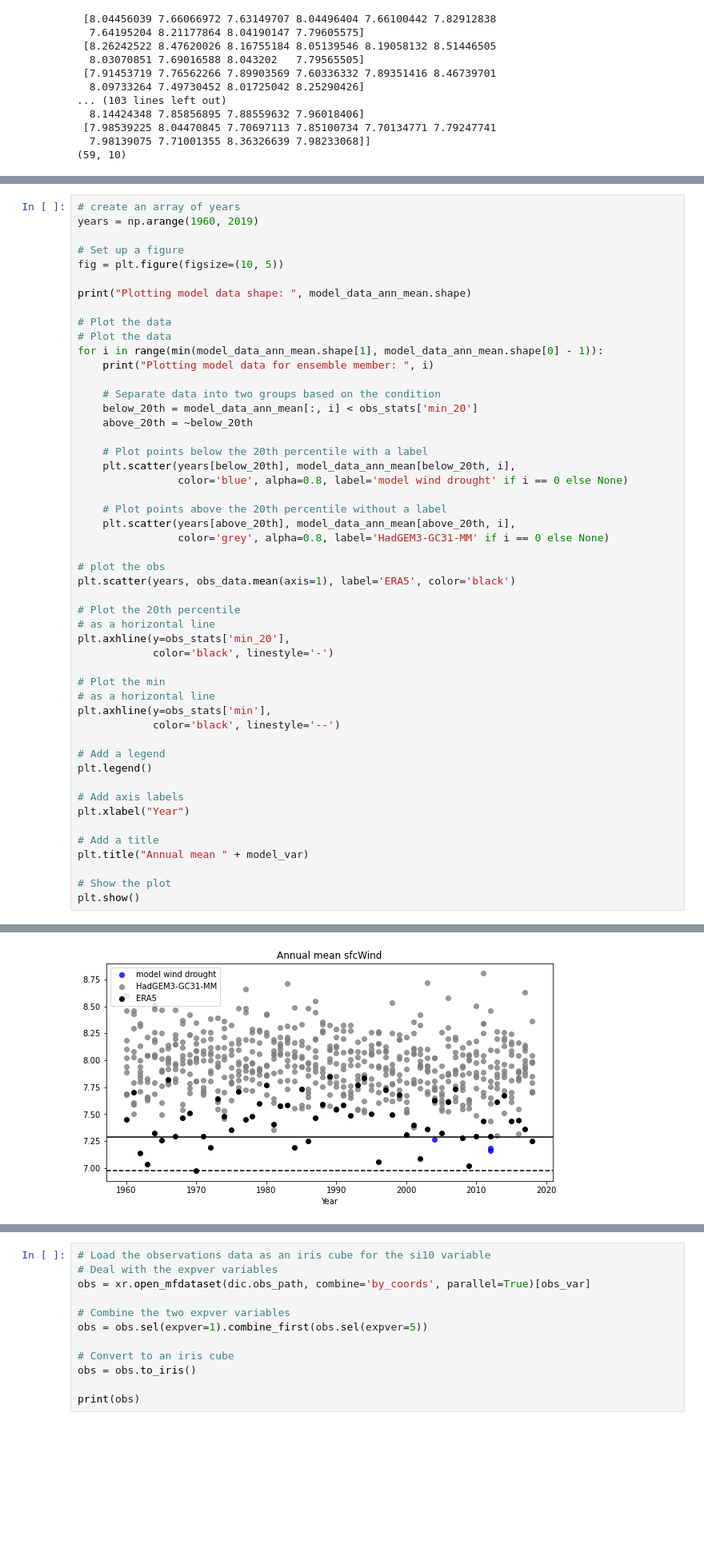
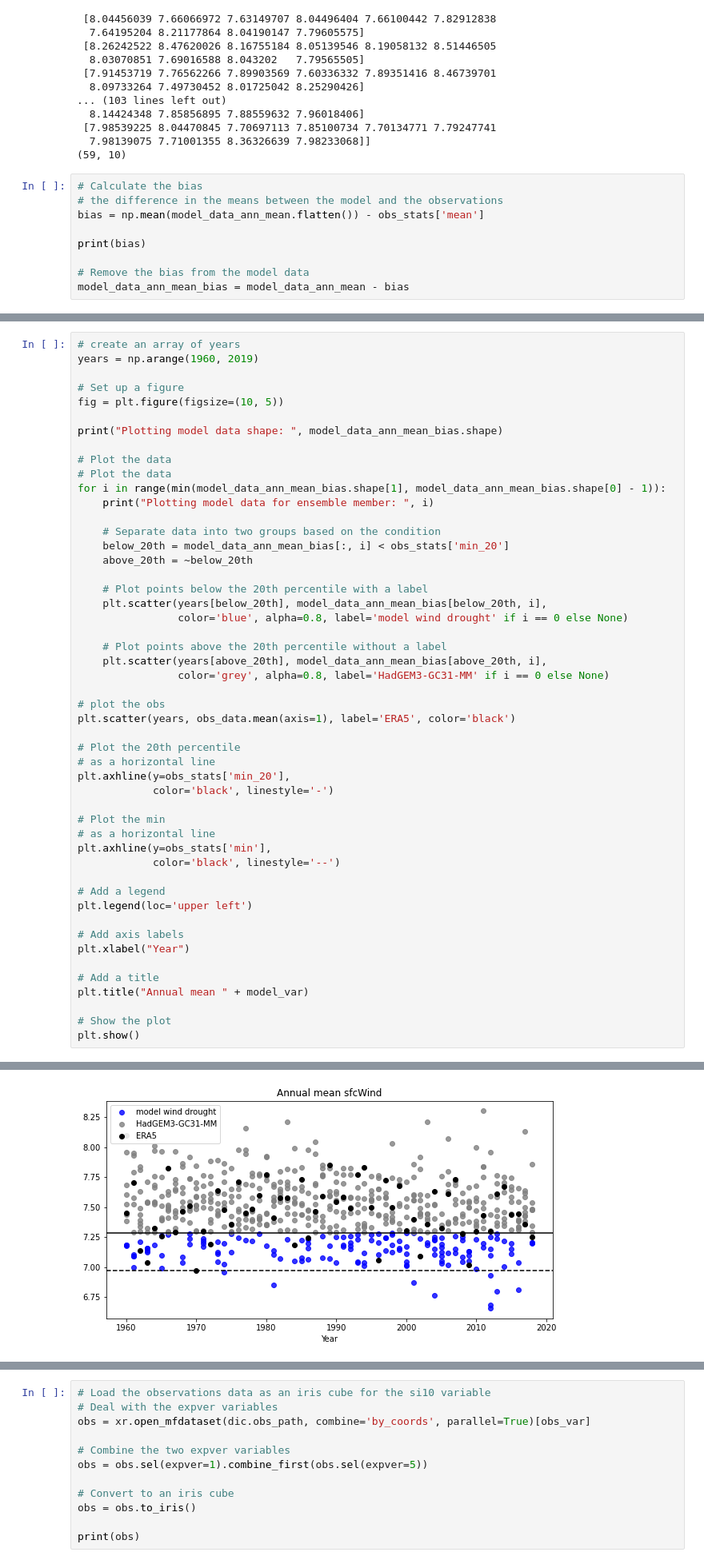
Before and after one commit to benhutchmet/multi_year_unseen, a Jupyter notebook: multi_year_unseen.ipynb, the cells around one changed output, grey strips where cells are left out. Shown at 80% size. Cells and saved outputs as stored; diff of their text form; blank space fills up the shorter version.

```diff
--- a/multi_year_unseen.ipynb
+++ b/multi_year_unseen.ipynb
@@ -196,3 +196,12 @@ print(model_data_ann_mean.shape)
  [7.98539225 8.04470845 7.70697113 7.85100734 7.70134771 7.79247741
   7.98139075 7.71001355 8.36326639 7.98233068]]
 (59, 10)
+# %%
+# Calculate the bias
+# the difference in the means between the model and the observations
+bias = np.mean(model_data_ann_mean.flatten()) - obs_stats['mean']
+
+print(bias)
+
+# Remove the bias from the model data
+model_data_ann_mean_bias = model_data_ann_mean - bias
@@ -203,23 +214,23 @@ years = np.arange(1960, 2019)
 # Set up a figure
 fig = plt.figure(figsize=(10, 5))
 
-print("Plotting model data shape: ", model_data_ann_mean.shape)
+print("Plotting model data shape: ", model_data_ann_mean_bias.shape)
 
 # Plot the data
 # Plot the data
-for i in range(min(model_data_ann_mean.shape[1], model_data_ann_mean.shape[0] - 1)):
+for i in range(min(model_data_ann_mean_bias.shape[1], model_data_ann_mean_bias.shape[0] - 1)):
     print("Plotting model data for ensemble member: ", i)
 
     # Separate data into two groups based on the condition
-    below_20th = model_data_ann_mean[:, i] < obs_stats['min_20']
+    below_20th = model_data_ann_mean_bias[:, i] < obs_stats['min_20']
     above_20th = ~below_20th
 
     # Plot points below the 20th percentile with a label
-    plt.scatter(years[below_20th], model_data_ann_mean[below_20th, i],
+    plt.scatter(years[below_20th], model_data_ann_mean_bias[below_20th, i],
                 color='blue', alpha=0.8, label='model wind drought' if i == 0 else None)
 
     # Plot points above the 20th percentile without a label
-    plt.scatter(years[above_20th], model_data_ann_mean[above_20th, i],
+    plt.scatter(years[above_20th], model_data_ann_mean_bias[above_20th, i],
                 color='grey', alpha=0.8, label='HadGEM3-GC31-MM' if i == 0 else None)
 
 # plot the obs
@@ -230,32 +241,32 @@ plt.scatter(years, obs_data.mean(axis=1), label='ERA5', color='black')
 plt.axhline(y=obs_stats['min_20'],
             color='black', linestyle='-')
 
 # Plot the min
 # as a horizontal line
 plt.axhline(y=obs_stats['min'],
             color='black', linestyle='--')
 
 # Add a legend
-plt.legend()
+plt.legend(loc='upper left')
 
 # Add axis labels
 plt.xlabel("Year")
 
 # Add a title
 plt.title("Annual mean " + model_var)
 
 # Show the plot
 plt.show()
 # %% [output]
 Plotting model data shape:  (59, 10)
 Plotting model data for ensemble member:  0
 Plotting model data for ensemble member:  1
 Plotting model data for ensemble member:  2
 Plotting model data for ensemble member:  3
 Plotting model data for ensemble member:  4
 Plotting model data for ensemble member:  5
 Plotting model data for ensemble member:  6
 Plotting model data for ensemble member:  7
 Plotting model data for ensemble member:  8
 Plotting model data for ensemble member:  9
-[figure, old version]
+[figure, new version]
```
Also changed, not shown: parts of 2 cells of this notebook.
